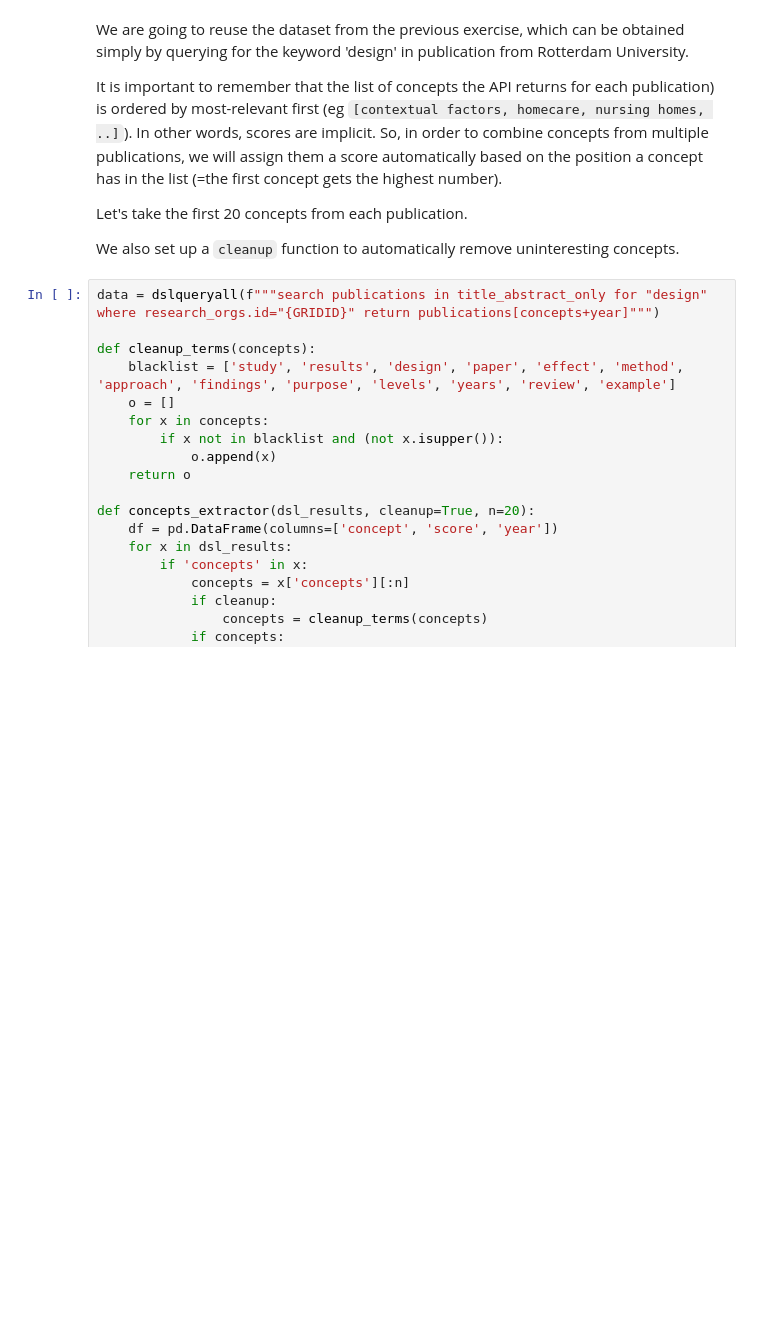
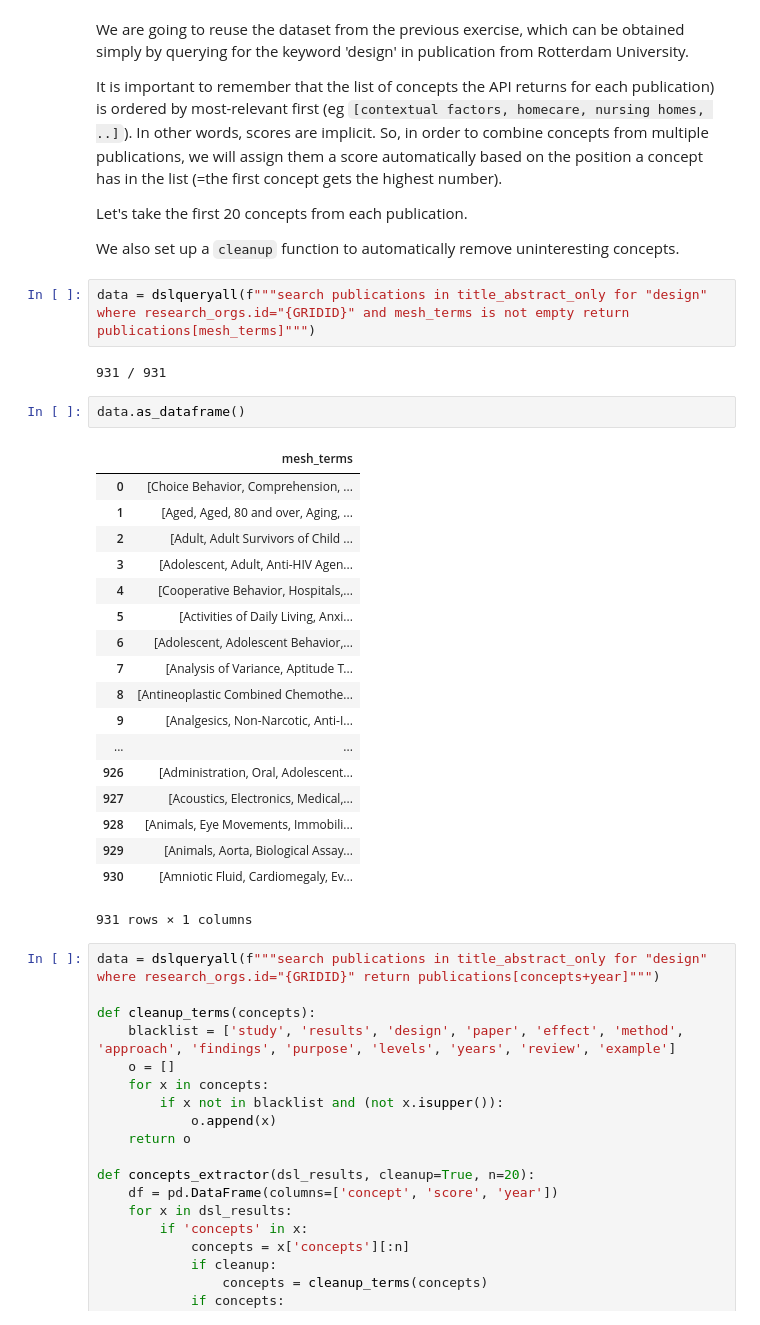
Before and after one commit to digital-science/dimensions-api-lab, a Jupyter notebook: Rotterdam Workshop/4.Rotterdam_simple_topic_analysis.ipynb, the cells around one changed output. Drawn from its saved outputs; the diff is of its cells as text; blank space fills up the shorter version.

```diff
--- a/Rotterdam Workshop/4.Rotterdam_simple_topic_analysis.ipynb
+++ b/Rotterdam Workshop/4.Rotterdam_simple_topic_analysis.ipynb
@@ -22,6 +24,31 @@ It is important to remember that the list of concepts the API returns for each p
 Let's take the first 20 concepts from each publication.
 
 We also set up a `cleanup` function to automatically remove uninteresting concepts.
+# %%
+data = dslqueryall(f"""search publications in title_abstract_only for "design" where research_orgs.id="{GRIDID}" and mesh_terms is not empty return publications[mesh_terms]""")
+# %% [output]
+931 / 931
+# %%
+data.as_dataframe()
+# %% [output]
+|  | mesh_terms |
+| 0 | [Choice Behavior, Comprehension, ... |
+| 1 | [Aged, Aged, 80 and over, Aging, ... |
+| 2 | [Adult, Adult Survivors of Child ... |
+| 3 | [Adolescent, Adult, Anti-HIV Agen... |
+| 4 | [Cooperative Behavior, Hospitals,... |
+| 5 | [Activities of Daily Living, Anxi... |
+| 6 | [Adolescent, Adolescent Behavior,... |
+| 7 | [Analysis of Variance, Aptitude T... |
+| 8 | [Antineoplastic Combined Chemothe... |
+| 9 | [Analgesics, Non-Narcotic, Anti-I... |
+| ... | ... |
+| 926 | [Administration, Oral, Adolescent... |
+| 927 | [Acoustics, Electronics, Medical,... |
+| 928 | [Animals, Eye Movements, Immobili... |
+| 929 | [Animals, Aorta, Biological Assay... |
+| 930 | [Amniotic Fluid, Cardiomegaly, Ev... |
+931 rows × 1 columns
 # %%
 data = dslqueryall(f"""search publications in title_abstract_only for "design" where research_orgs.id="{GRIDID}" return publications[concepts+year]""")
 
```
Also changed, not shown: parts of 5 cells of this notebook, 3 other files.
